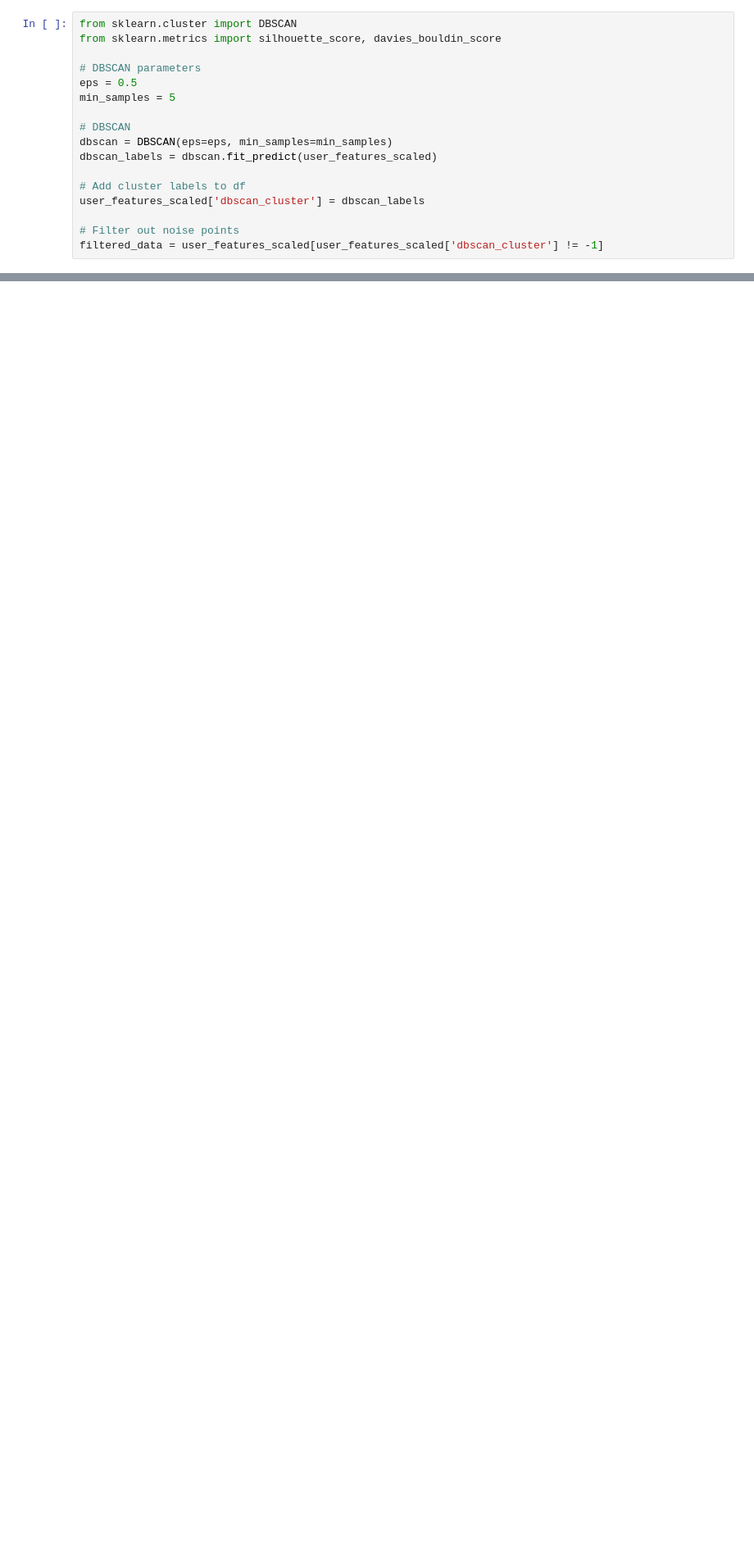
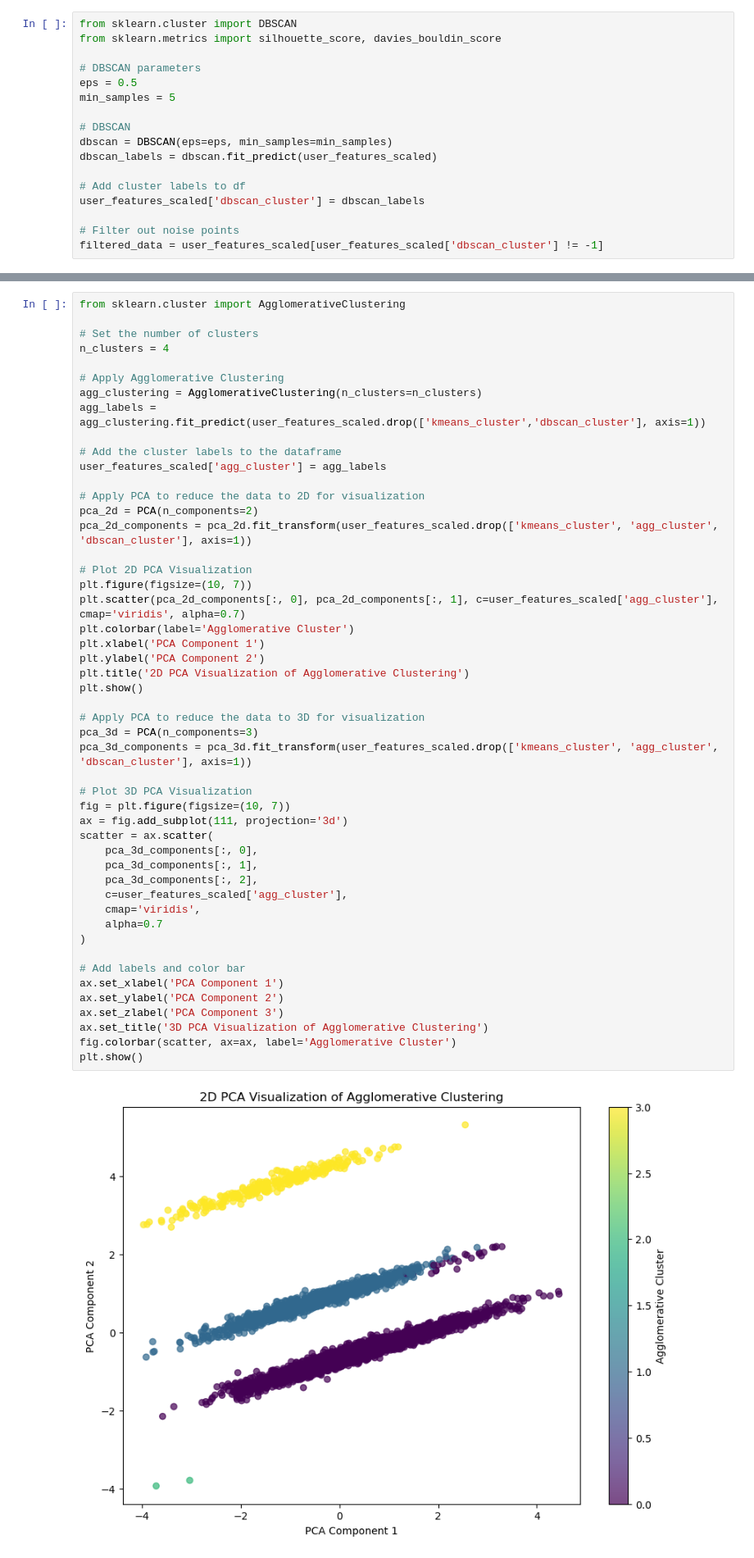
Before and after one commit to emmaqingjie/final_project_data_science, a Jupyter notebook: scripts/clutering_checkins.ipynb, the cells around one changed output, grey strips where cells are left out. Shown at 82% size. Saved outputs shown, nothing was run; the diff lists cells and outputs as text; blank space fills up the shorter version.

```diff
--- a/scripts/clutering_checkins.ipynb
+++ b/scripts/clutering_checkins.ipynb
@@ -234,0 +233,51 @@ Davies-Bouldin Index: 0.987
+# %%
+from sklearn.cluster import AgglomerativeClustering
+
+# Set the number of clusters
+n_clusters = 4
+
+# Apply Agglomerative Clustering
+agg_clustering = AgglomerativeClustering(n_clusters=n_clusters)
+agg_labels = agg_clustering.fit_predict(user_features_scaled.drop(['kmeans_cluster','dbscan_cluster'], axis=1))
+
+# Add the cluster labels to the dataframe
+user_features_scaled['agg_cluster'] = agg_labels
+
+# Apply PCA to reduce the data to 2D for visualization
+pca_2d = PCA(n_components=2)
+pca_2d_components = pca_2d.fit_transform(user_features_scaled.drop(['kmeans_cluster', 'agg_cluster', 'dbscan_cluster'], axis=1))
+
+# Plot 2D PCA Visualization
+plt.figure(figsize=(10, 7))
+plt.scatter(pca_2d_components[:, 0], pca_2d_components[:, 1], c=user_features_scaled['agg_cluster'], cmap='viridis', alpha=0.7)
+plt.colorbar(label='Agglomerative Cluster')
+plt.xlabel('PCA Component 1')
+plt.ylabel('PCA Component 2')
+plt.title('2D PCA Visualization of Agglomerative Clustering')
+plt.show()
+
+# Apply PCA to reduce the data to 3D for visualization
+pca_3d = PCA(n_components=3)
+pca_3d_components = pca_3d.fit_transform(user_features_scaled.drop(['kmeans_cluster', 'agg_cluster', 'dbscan_cluster'], axis=1))
+
+# Plot 3D PCA Visualization
+fig = plt.figure(figsize=(10, 7))
+ax = fig.add_subplot(111, projection='3d')
+scatter = ax.scatter(
+    pca_3d_components[:, 0],
+    pca_3d_components[:, 1],
+    pca_3d_components[:, 2],
+    c=user_features_scaled['agg_cluster'],
+    cmap='viridis',
+    alpha=0.7
+)
+
+# Add labels and color bar
+ax.set_xlabel('PCA Component 1')
+ax.set_ylabel('PCA Component 2')
+ax.set_zlabel('PCA Component 3')
+ax.set_title('3D PCA Visualization of Agglomerative Clustering')
+fig.colorbar(scatter, ax=ax, label='Agglomerative Cluster')
+plt.show()
+# %% [output]
+[figure, added]
```
Also changed, not shown: parts of 13 cells of this notebook.
